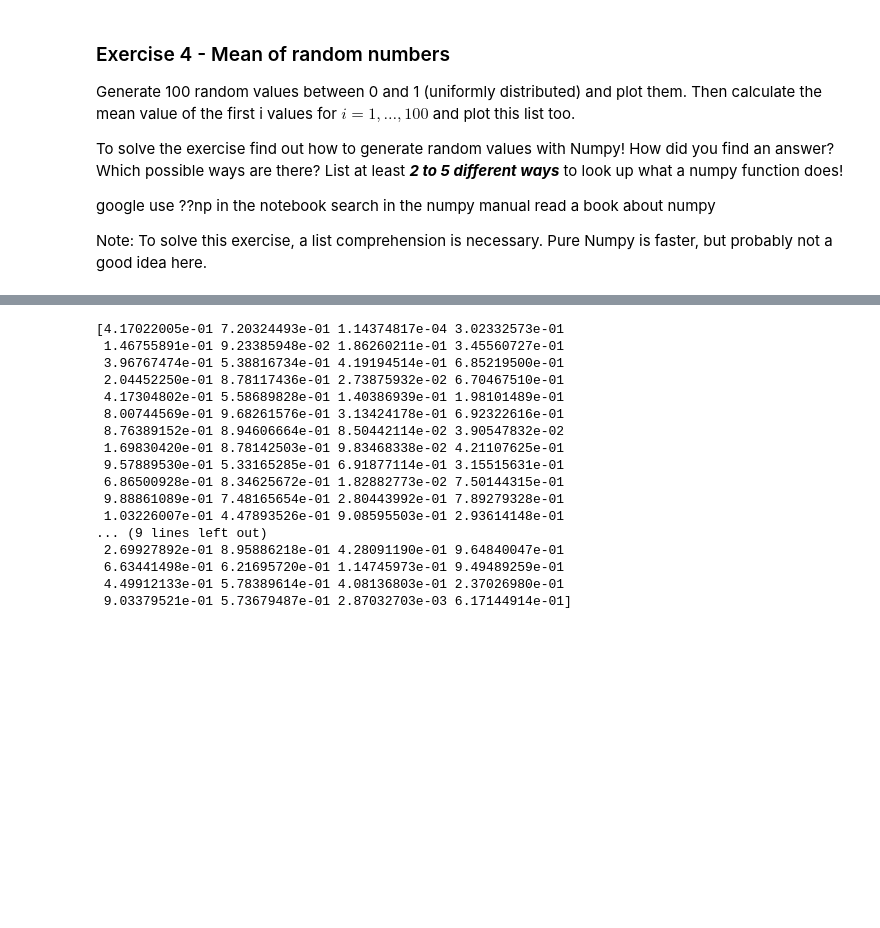
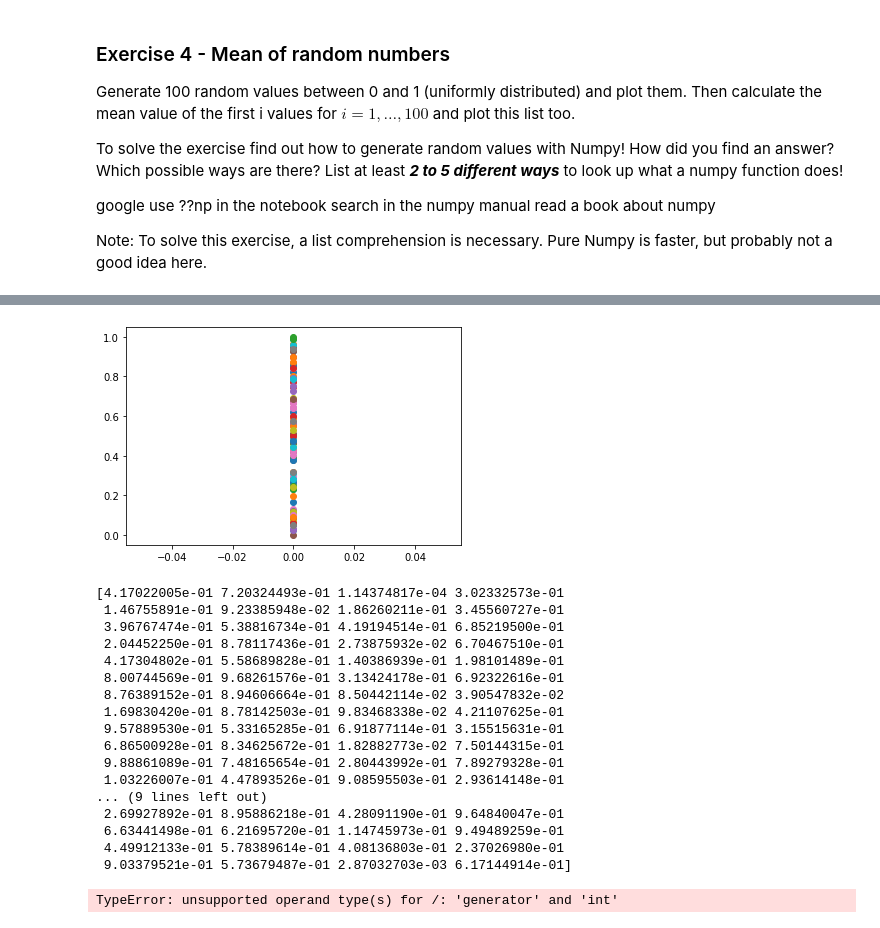
Before and after one commit to fogerl/homework-scientific-computing, a Jupyter notebook: homework04-python-scientific-ecosystem/homework04_hz.ipynb, the cells around one changed output, grey strips where cells are left out. Saved outputs shown, nothing was run; the diff lists cells and outputs as text; code cells hidden in the pictures; blank space fills up the shorter version.

```diff
--- a/homework04-python-scientific-ecosystem/homework04_hz.ipynb
+++ b/homework04-python-scientific-ecosystem/homework04_hz.ipynb
@@ -149,11 +145,10 @@ read a book about numpy
 Note: To solve this exercise, a list comprehension is necessary. Pure Numpy is faster, but probably not a good idea here.
 # %%
 rng = np.random.default_rng()
-list = [1*rng.random(100)]
-plt.plot(list, 'o')
-
-mean_list = mean()
-for i in list
-#don't know what this means
-$i=1,\ldots,100$
+random_values = [1*rng.random(100)]
+plt.plot(random_values, 'o')
+random_value = range(1,100)
+random_values_mean = [np.mean(random_values) for random_value in random_values]
+plt.plot(random_values_mean, 'o')
+print(random_values_mean)
 # %% [output]
@@ -161,9 +156,15 @@ SyntaxError: invalid syntax (<ipython-input-98-19436f4159af>, line 6)
+[figure, added]
 # %%
 from numpy.random import seed
 from numpy.random import rand
+
+import random
+from random import random
 # seed random number generator
 seed(1)
 print(rand(100))
+
+random_values_mean = np.mean(random_values[i] for i in range(1,100))
 # %% [output]
 [4.17022005e-01 7.20324493e-01 1.14374817e-04 3.02332573e-01
  1.46755891e-01 9.23385948e-02 1.86260211e-01 3.45560727e-01
@@ -182,3 +183,4 @@ print(rand(100))
  6.63441498e-01 6.21695720e-01 1.14745973e-01 9.49489259e-01
  4.49912133e-01 5.78389614e-01 4.08136803e-01 2.37026980e-01
  9.03379521e-01 5.73679487e-01 2.87032703e-03 6.17144914e-01]
+TypeError: unsupported operand type(s) for /: 'generator' and 'int'
```
Also changed, not shown: parts of 3 cells of this notebook.
